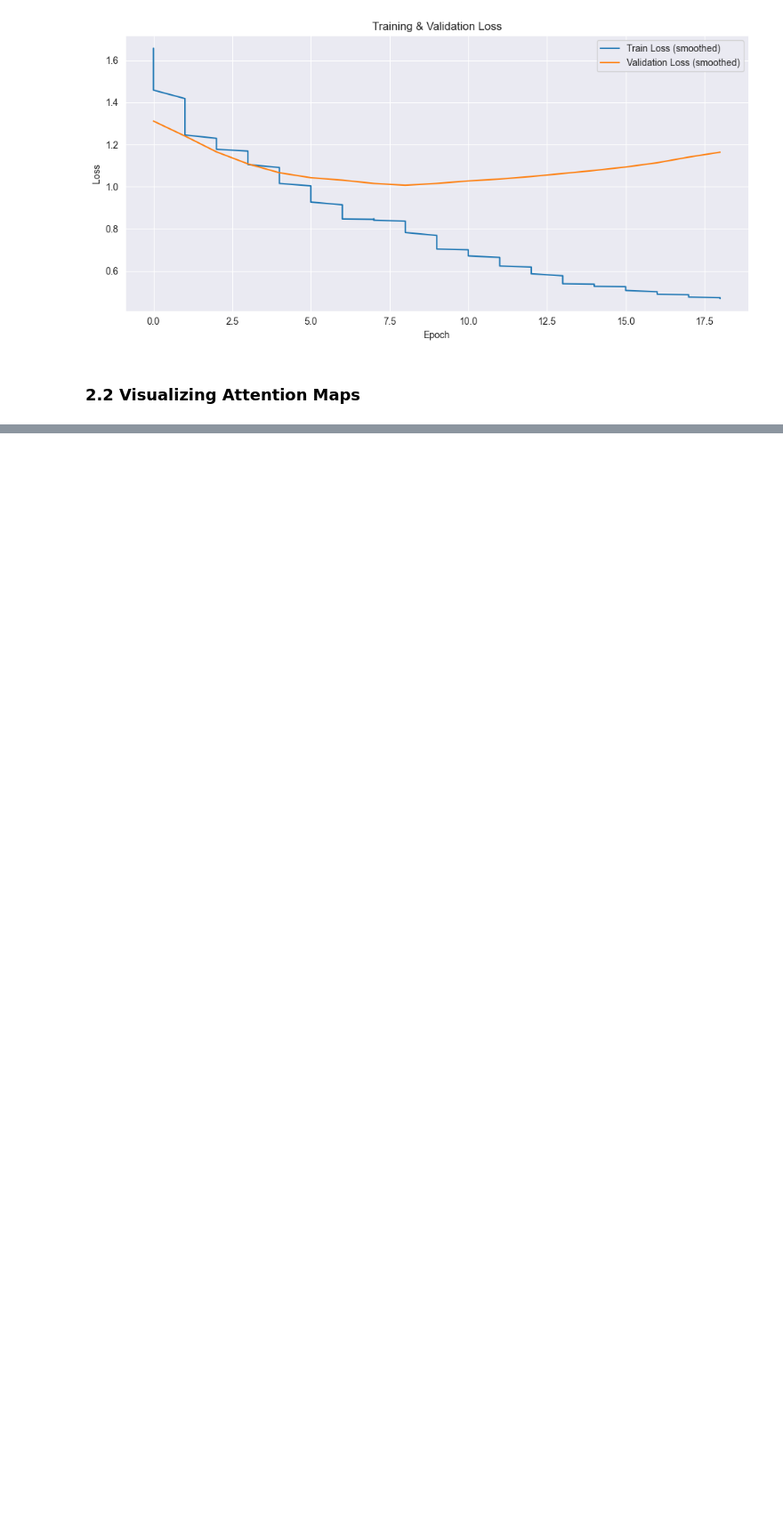
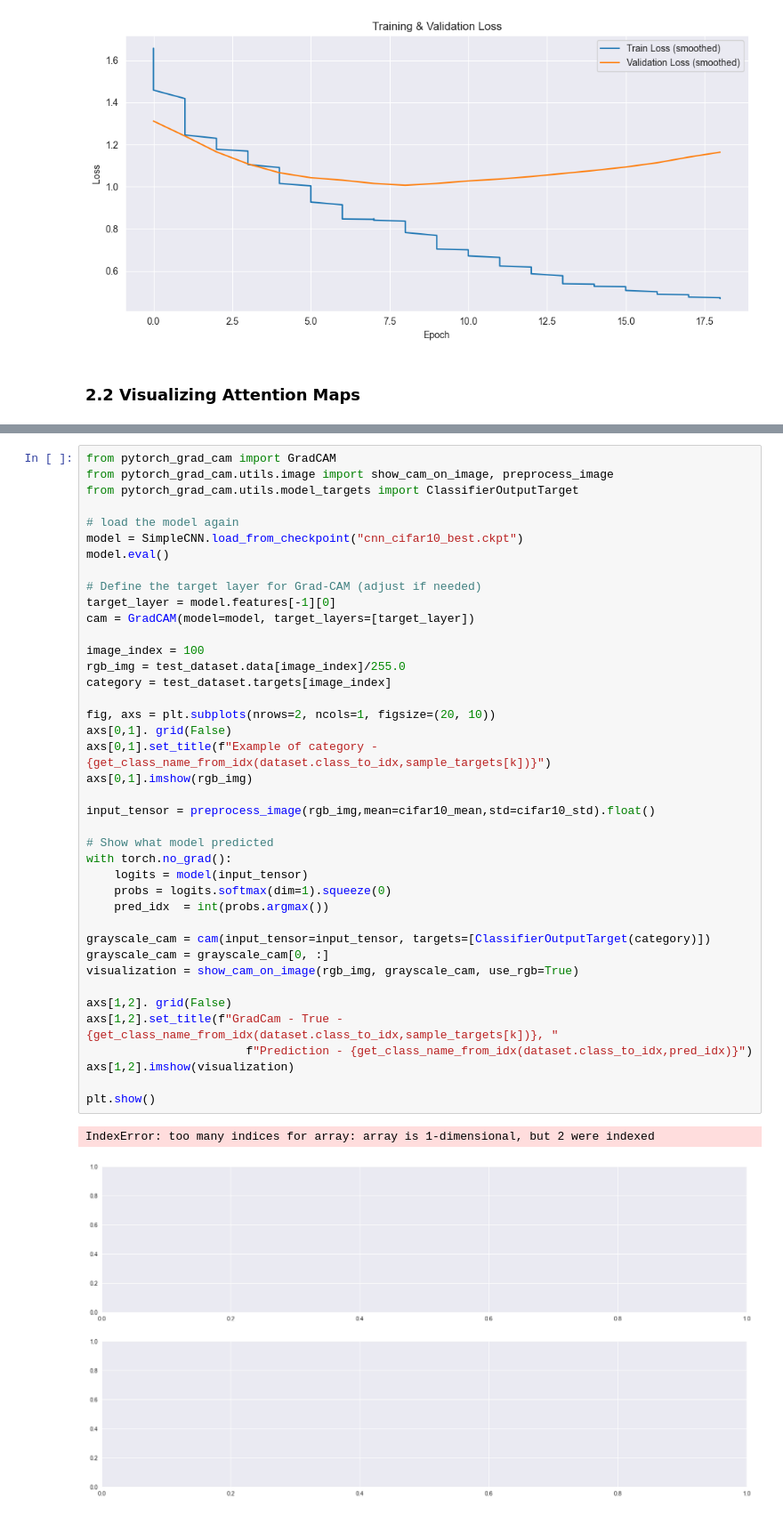
Before and after one commit to amirnadaBGU/deeplearning_hw3, a Jupyter notebook: Assignment3.ipynb, the cells around one changed output, grey strips where cells are left out. Shown at 89% size. Saved outputs shown, nothing was run; the diff lists cells and outputs as text; blank space fills up the shorter version.

```diff
--- a/Assignment3.ipynb
+++ b/Assignment3.ipynb
@@ -1191,0 +1365,43 @@ with torch.no_grad():
+# %%
+from pytorch_grad_cam import GradCAM
+from pytorch_grad_cam.utils.image import show_cam_on_image, preprocess_image
+from pytorch_grad_cam.utils.model_targets import ClassifierOutputTarget
+
+# load the model again
+model = SimpleCNN.load_from_checkpoint("cnn_cifar10_best.ckpt")
+model.eval()
+
+# Define the target layer for Grad-CAM (adjust if needed)
+target_layer = model.features[-1][0]
+cam = GradCAM(model=model, target_layers=[target_layer])
+
+image_index = 100
+rgb_img = test_dataset.data[image_index]/255.0
+category = test_dataset.targets[image_index]
+
+fig, axs = plt.subplots(nrows=2, ncols=1, figsize=(20, 10))
+axs[0,1]. grid(False)
+axs[0,1].set_title(f"Example of category - {get_class_name_from_idx(dataset.class_to_idx,sample_targets[k])}")
+axs[0,1].imshow(rgb_img)
+
+input_tensor = preprocess_image(rgb_img,mean=cifar10_mean,std=cifar10_std).float()
+
+# Show what model predicted
+with torch.no_grad():
+    logits = model(input_tensor)
+    probs = logits.softmax(dim=1).squeeze(0)
+    pred_idx  = int(probs.argmax())
+
+grayscale_cam = cam(input_tensor=input_tensor, targets=[ClassifierOutputTarget(category)])
+grayscale_cam = grayscale_cam[0, :]
+visualization = show_cam_on_image(rgb_img, grayscale_cam, use_rgb=True)
+
+axs[1,2]. grid(False)
+axs[1,2].set_title(f"GradCam - True - {get_class_name_from_idx(dataset.class_to_idx,sample_targets[k])}, "
+                       f"Prediction - {get_class_name_from_idx(dataset.class_to_idx,pred_idx)}")
+axs[1,2].imshow(visualization)
+
+plt.show()
+# %% [output]
+IndexError: too many indices for array: array is 1-dimensional, but 2 were indexed
+[figure, added]
```
Also changed, not shown: parts of 8 cells of this notebook.
